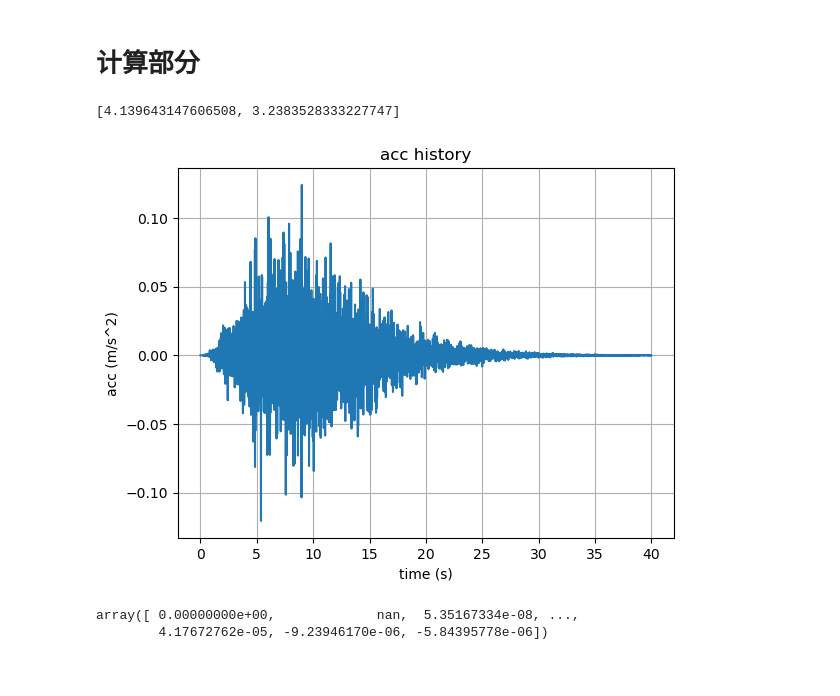
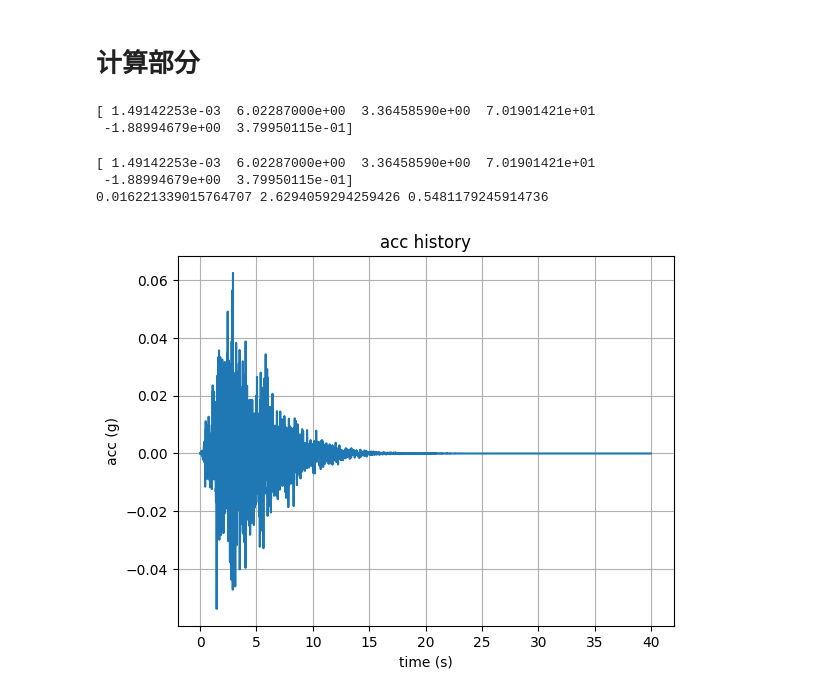
Before and after one commit to JasonCNTJ/SensitivityAnalysis_ResilienceAssessment, a Jupyter notebook: ResilienceAssessment/StochasticGroundMotionModeling/StochasticGroundMotionModeling.ipynb, the cells around one changed output. Drawn from its saved outputs; the diff is of its cells as text; code cells hidden in the pictures.

```diff
--- a/ResilienceAssessment/StochasticGroundMotionModeling/StochasticGroundMotionModeling.ipynb
+++ b/ResilienceAssessment/StochasticGroundMotionModeling/StochasticGroundMotionModeling.ipynb
@@ -211,7 +211,7 @@ for i in range(6):
     thetai = np.interp(p[:,i], cdf, x)
     if i == 0:
         thetai = np.exp(thetai)
-    elif i == 3 or i == 5:
+    elif i == 3 or i == 4:
         thetai = 2 * np.pi * thetai
     else:
         pass
@@ -225,8 +225,10 @@ for i in range(6):
 # %%
 ##
 # 取出第i组参数
-i = 0
+i = 1
 theta_i = theta[i,:]
+# theta_i = [0.00323968716, 7.15940652, 6.14328111, 36.9277736, -0.357687626, 2.44598122]
+print(theta_i)
 
 # Known percentiles and values
 t_5_95 = theta_i[1]
@@ -251,29 +253,26 @@ shape = params[0]
 scale = params[1]
 # print([shape, scale])
 
-# theta_i = 0.0118
+
 
 alpha2 = (shape+1)/2
 alpha3 = 1/(2*scale)
 alpha1 = np.sqrt(theta_i[0] * (2 * alpha3)**(2 * alpha2 - 1) / math.gamma(2 * alpha2 - 1))
+
+# print(alpha1, alpha2, alpha3)
 # %% [output]
-[4.139643147606508, 3.2383528333227747]
+[ 1.49142253e-03  6.02287000e+00  3.36458590e+00  7.01901421e+01
+ -1.88994679e+00  3.79950115e-01]
 # %%
-theta_i = np.array([0.0118, 12.1196, 8.36, 49.9812, 0.0207, 0.1543])
-import numpy as np
-np.seterr(divide='ignore', invalid='ignore')
 from scipy.integrate import odeint
 import matplotlib.pyplot as plt
-alpha1 = 0.0024
-alpha2 = 3.5711
-alpha3 = 0.3299
-# 生成加速度时程
 tn = 40
 ti = np.arange(0.01, tn + 0.01, 0.01)
 kesi_f = theta_i[5]
 dt = 0.01
 acc = np.zeros(len(ti)+1)
-
+print(theta_i)
+print(alpha1,alpha2,alpha3)
 for t in np.arange(0, tn+0.01, 0.01):
     q_t_alpha = alpha1 * t**(alpha2-1) * np.exp(-1 * alpha3 * t)
     k = int(t/dt)
@@ -288,37 +287,35 @@ for t in np.arange(0, tn+0.01, 0.01):
         fm = np.sqrt(np.sum(hjd2))
         su = np.sum((hid/fm*uid))
         acc[k] = q_t_alpha * su
     else:
         acc[k] = 0
 
 # high pass filter
 xt = np.arange(0, tn+0.01, 0.01)
 x = acc
 x[np.isnan(x)] = 0
 
 def myode(y, t, x, xt):
     wc = 0.1 * 2 * np.pi
     a = np.interp(t, xt, x)
     dydt = [y[1], a-2 * wc * y[1] - wc**2 * y[0]]
     return dydt
 
 y0 = [0,0]
 t = np.arange(0, tn + 0.01, 0.01)
 sol = odeint(myode, y0, t, args = (x, xt))
 
 wc = 0.1 * 2 * np.pi
 ACC = x - 2 * wc * sol[:,1] - wc**2 * sol[:, 0]
 
 plt.plot(t, ACC)
 plt.xlabel('time (s)')
-plt.ylabel('acc (m/s^2)')
+plt.ylabel('acc (g)')
 plt.title('acc history')
 plt.grid(True)
 plt.show()
 # %% [output]
+[ 1.49142253e-03  6.02287000e+00  3.36458590e+00  7.01901421e+01
+ -1.88994679e+00  3.79950115e-01]
+0.016221339015764707 2.6294059294259426 0.5481179245914736
-[figure, old version]
+[figure, new version]
-# %%
-acc
-# %% [output]
-array([ 0.00000000e+00,             nan,  5.35167334e-08, ...,
-        4.17672762e-05, -9.23946170e-06, -5.84395778e-06])
```
Also changed, not shown: parts of 1 cell of this notebook, 57 other files.
